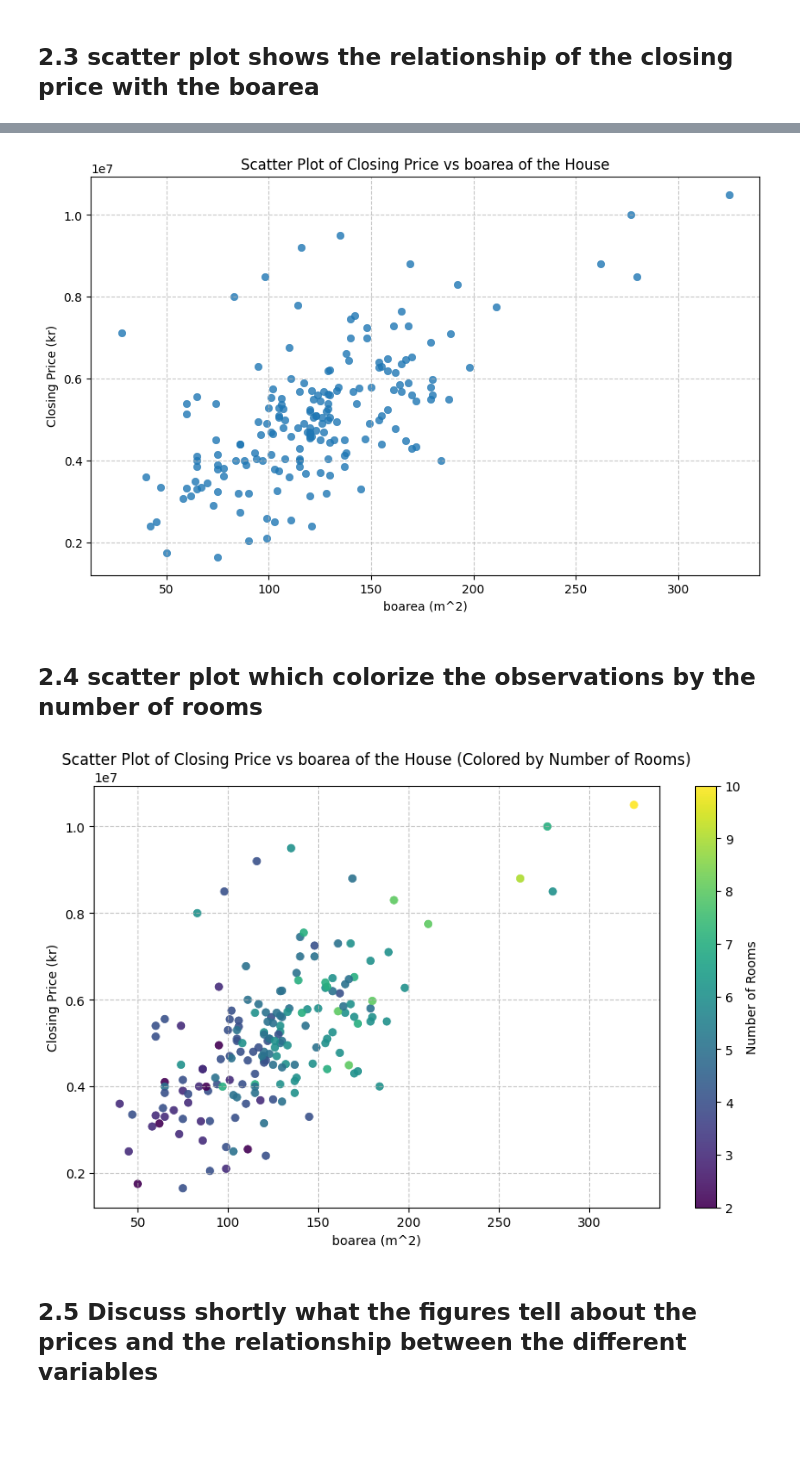
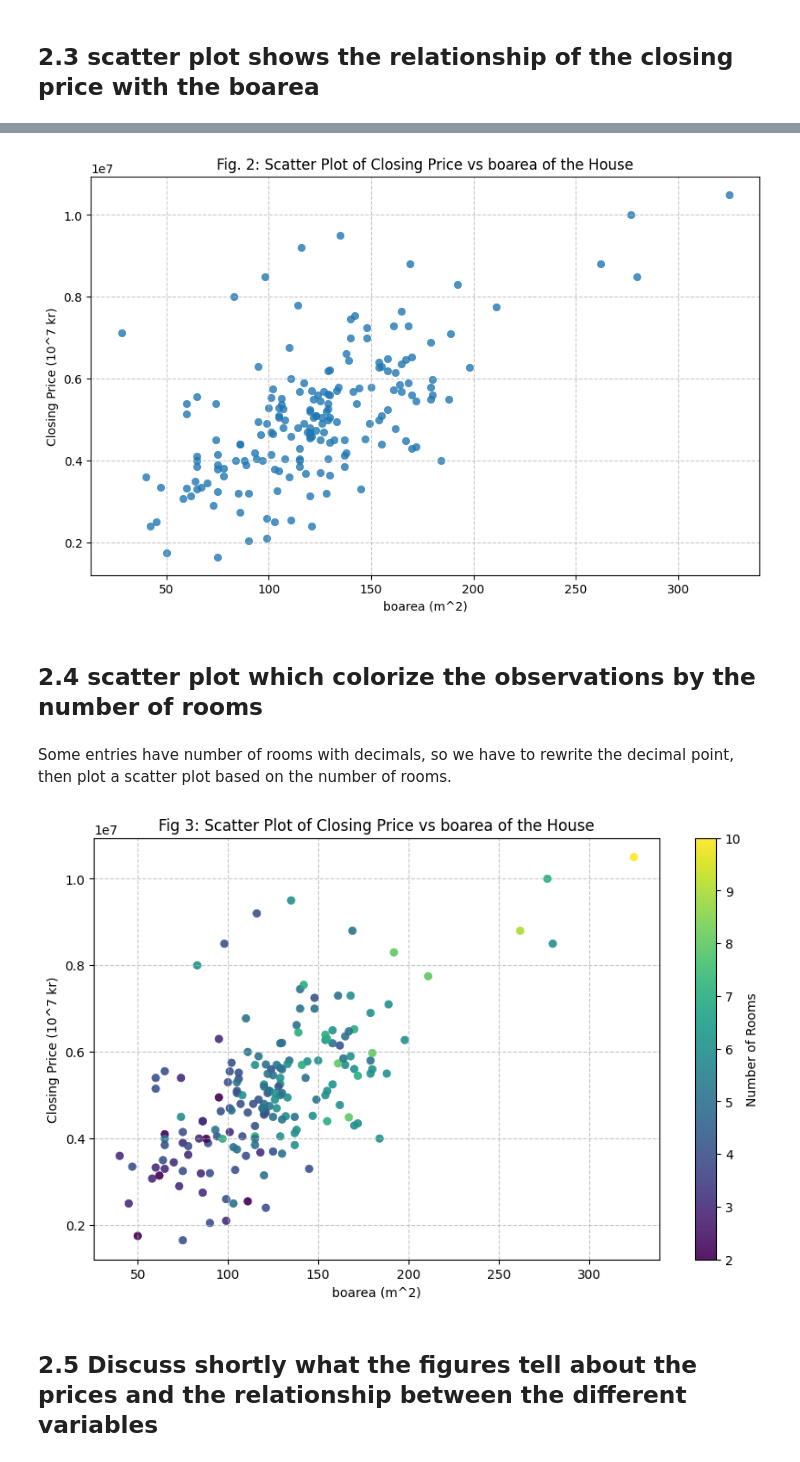
Before and after one commit to amamiya-yuuko-1225/DSAI_group26, a Jupyter notebook: lab2/lab2.ipynb, the cells around one changed output, grey strips where cells are left out. Cells and saved outputs as stored; diff of their text form; code cells hidden in the pictures; blank space fills up the shorter version.

```diff
--- a/lab2/lab2.ipynb
+++ b/lab2/lab2.ipynb
@@ -182,38 +197,40 @@ data['Closing price (kr)'] = data['Closing price (kr)'].astype('int32')
 plt.figure(figsize=(10, 6))
 plt.scatter(data['boarea (m^2)'], data['Closing price (kr)'], alpha=0.8, linewidths=0.5)
 plt.xlabel('boarea (m^2)')
-plt.ylabel('Closing Price (kr)')
-plt.title('Scatter Plot of Closing Price vs boarea of the House')
+plt.ylabel('Closing Price (10^7 kr)')
+plt.title('Fig. 2: Scatter Plot of Closing Price vs boarea of the House')
 plt.grid(True, linestyle='--', alpha=0.7)
 plt.show()
 # %% [output]
-[figure, old version]
+[figure, new version]
 # %% [markdown]
 ## 2.4 scatter plot which colorize the observations by the number of rooms
+# %% [markdown]
+Some entries have number of rooms with decimals, so we have to rewrite the decimal point, then plot a scatter plot based on the number of rooms.
 # %%
 # colorize the plot based on the number of rooms
 # change ',' to '.'
 def convert_room(value) :
     if isinstance(value, str) :
         value = value.replace(',', '.')
         return float(value)
     elif isinstance(value, (int, float)):
         return float(value)
     else:
         return None
 
 # convert the string to float
 data['No. of rooms'] = data['No. of rooms'].apply(convert_room)
 
 plt.figure(figsize=(10, 6))
 sc = plt.scatter(data['boarea (m^2)'], data['Closing price (kr)'], c=data['No. of rooms'], cmap='viridis', alpha=0.9, linewidths=0.5)
 plt.xlabel('boarea (m^2)')
-plt.ylabel('Closing Price (kr)')
-plt.title('Scatter Plot of Closing Price vs boarea of the House (Colored by Number of Rooms)')
+plt.ylabel('Closing Price (10^7 kr)')
+plt.title('Fig 3: Scatter Plot of Closing Price vs boarea of the House')
 plt.colorbar(sc, label='Number of Rooms')
 plt.grid(True, linestyle='--', alpha=0.7)
 plt.show()
 # %% [output]
-[figure, old version]
+[figure, new version]
 # %% [markdown]
 ## 2.5 Discuss shortly what the figures tell about the prices and the relationship between the different variables
```
Also changed, not shown: parts of 8 cells of this notebook.
